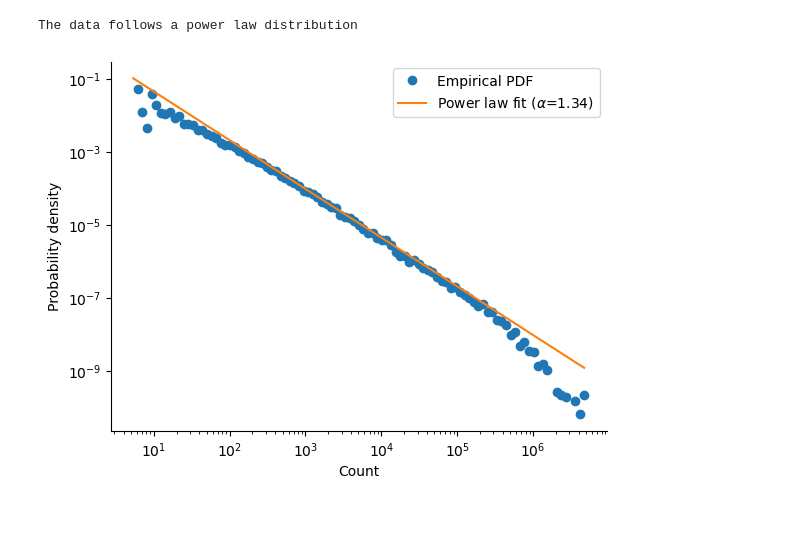
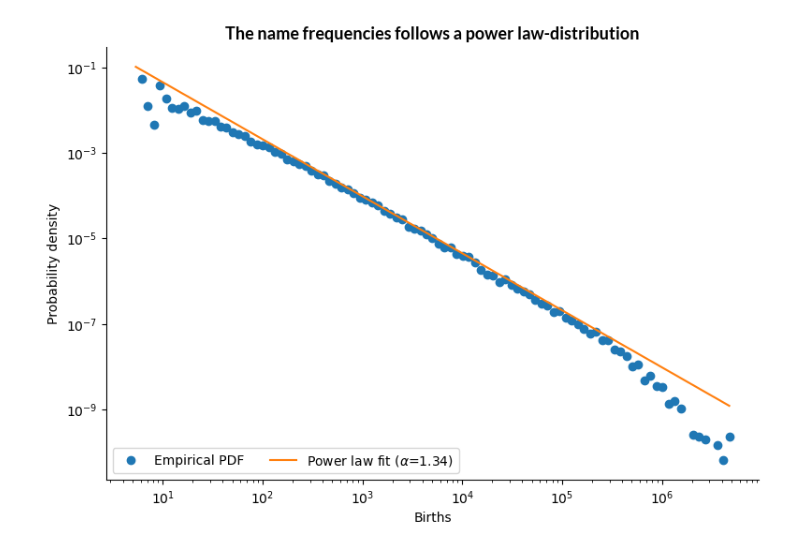
Before and after one commit to numanwaziri/NamingPatterns-Analysis, a Jupyter notebook: Analysis.ipynb, the cells around one changed output. Cells and saved outputs as stored; diff of their text form; code cells hidden in the pictures; blank space fills up the shorter version.

```diff
--- a/Analysis.ipynb
+++ b/Analysis.ipynb
@@ -14,9 +47,11 @@ Helper Functions that would be used in this analysis
 
 def get_data(zip_path):
     with zipfile.ZipFile(zip_path) as zf:
-        return  pd.concat(
+        return  (pd.concat(
                     [pd.read_csv(zf.open(f),
                                  header=None,
-                                 names=['State', 'Gender', 'Year', 'Name', 'Count'])
+                                 names=['State', 'Gender', 'Year', 'Name', 'Births'])
                      for f in zf.namelist() if f.endswith("TXT")],
                 ignore_index=True)
+                 .assign(Year = lambda _df : pd.to_datetime(_df.Year,format="%Y")+ pd.offsets.YearEnd(0),
+                        State = lambda _df: _df.State.map(state_dict)))
@@ -53,59 +117,46 @@ data.plot.hist(bins=100,density=True)
 # %%
-# power law function of the form f(x) ~ x^(-alpha), where x is the variable and alpha is the scaling parameter.
-
-
-# calculate the empirical probability density function
-
-#the PDF of a real-world dataset is usually not known beforehand, so we need to estimate it from the data.
-#One way to do this is to calculate the empirical PDF, which estimates the probability density of the data by
-#counting the number of data points that fall within small intervals or "bins" along the range of the data.
-
-#np.histogram is used to calculate the counts and the edges of the histogram for the name_summed dataset.
-#The bins parameter is set to np.logspace(np.log10(data.min()), np.log10(data.max()), 50),
-#which creates 50 logarithmically spaced bins between the minimum and the maximum values of the data.
-#This ensures that the bins are equally spaced on a logarithmic scale, which is important for analyzing power
-#law distributions.
-
-
+# Creates 50 logarithmically spaced bins between the minimum and the maximum values of the data.
+# This ensures that the bins are equally spaced on a logarithmic scale, which is important for analyzing power law distributions.
 
 bins = np.logspace(np.log10(data.min()), np.log10(data.max()), 100)
 counts, edges = np.histogram(data, bins=bins, density=True)
 x = (edges[:-1] + edges[1:]) / 2
+
 # plot the empirical PDF
+plt.figure(figsize=(9,6))
 plt.plot(x, counts, 'o', label='Empirical PDF')
 
 
 
 
 
 # This formula is derived from the log-likelihood function for a power law distribution, which is given by:
 
 # log_likelihood = -n * np.log(alpha) - (1 + alpha) * np.sum(np.log(data / xmin))
 
 # where n is the number of observations in the data, alpha is the scaling parameter to be estimated, data is the dataset,
 # and xmin is the minimum value at which the power law behavior starts.
 
 # The formula alpha = 1 + len(data) / np.sum(np.log(data / data.min())) is obtained by setting the derivative
 # of the log-likelihood function with respect to alpha equal to zero and solving for alpha.
 
 # fit the data to a power law distribution
 alpha = 1 + len(data) / np.sum(np.log(data / data.min()))
 y = x ** -alpha
-plt.plot(x, y, label=f'Power law fit ($\\alpha$={alpha:.2f})')
+plt.plot(x, y, label=f'Power law fit ($\\alpha$={alpha:.2f})',)
 
 # set plot properties
 plt.xscale('log')
 plt.yscale('log')
-plt.xlabel('Count')
+plt.xlabel('Births')
 plt.ylabel('Probability density')
-plt.legend()
+plt.legend(loc=3,ncol=2)
 sns.despine()
 
 
 if alpha > 1:
-    print("The data follows a power law distribution")
+    plt.title("The name frequencies follows a power law-distribution",fontdict=font,size=13)
 else:
-    print("The data does not follow a power law distribution")
+    plt.title("The name frequencies don't follow a power-law distribution")
 # %% [output]
-The data follows a power law distribution
-[figure, old version]
+[figure, new version]
```
Also changed, not shown: parts of 20 cells of this notebook.
